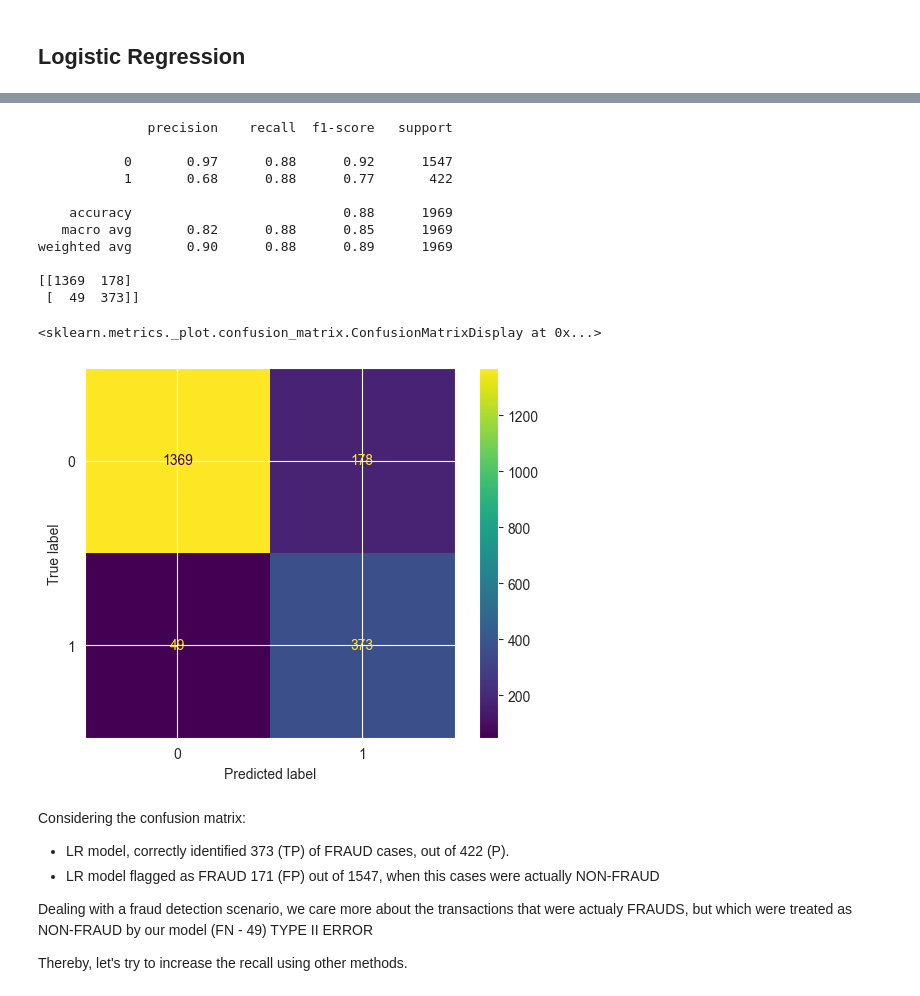
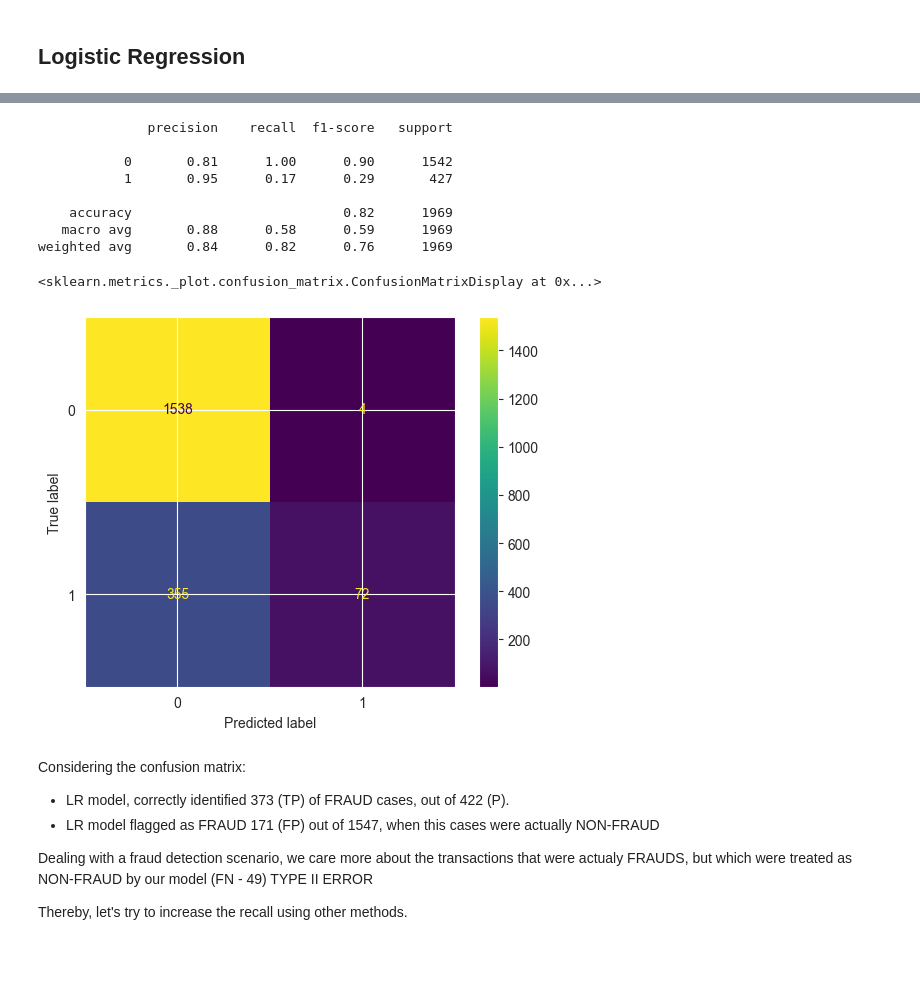
Before and after one commit to tkh-apu-master/capstone-project, a Jupyter notebook: model.ipynb, the cells around one changed output, grey strips where cells are left out. Saved outputs shown, nothing was run; the diff lists cells and outputs as text; code cells hidden in the pictures; blank space fills up the shorter version.

```diff
--- a/model.ipynb
+++ b/model.ipynb
@@ -612,0 +580,31 @@ preds = LR.predict(norm_test_f)
+# %%
+# Define the logistic regression model
+LR = LogisticRegression(random_state=42)
+
+# Define hyperparameters grid for tuning
+param_grid = {
+    'penalty': ['l1', 'l2'],  # Regularization penalty
+    'C': [0.001, 0.01, 0.1, 1, 10, 100],  # Regularization parameter
+    'solver': ['liblinear']  # Solver for optimization problem
+}
+
+# Perform grid search with cross-validation
+grid_search = GridSearchCV(estimator=LR, param_grid=param_grid, cv=5, scoring='accuracy')
+grid_search.fit(x_tr_resample, y_tr_resample)
+
+# Get the best model from grid search
+best_LR = grid_search.best_estimator_
+
+# Print the best parameters found
+print("Best Parameters:", grid_search.best_params_)
+
+# Fit the best model on the entire training data
+best_LR.fit(x_tr_resample, y_tr_resample)
+
+# Predict using the best model
+preds = best_LR.predict(norm_test_f)
+
+# Evaluate model performance using cross-validation
+cv_scores = cross_val_score(best_LR, x_tr_resample, y_tr_resample, cv=5)
+print("Cross-Validation Scores:", cv_scores)
+print("Mean Cross-Validation Score:", cv_scores.mean())
@@ -620,30 +622,30 @@ y_test.value_counts()
 Name: FLAG, dtype: int64
 # %%
+# Predict using the best model
+preds = best_LR.predict(X_test)
+
+# Print classification report
 print(classification_report(y_test, preds))
 
-# create the confusion matrix
+# Create the confusion matrix
 cm = confusion_matrix(y_test, preds)
-print(cm)
 
-# create the display object
-disp = ConfusionMatrixDisplay(confusion_matrix=cm, display_labels=LR.classes_)
+# Create the display object
+disp = ConfusionMatrixDisplay(confusion_matrix=cm, display_labels=best_LR.classes_)
 
-# plot the confusion matrix
+# Plot the confusion matrix
 disp.plot()
 # %% [output]
               precision    recall  f1-score   support
 
-           0       0.97      0.88      0.92      1547
-           1       0.68      0.88      0.77       422
+           0       0.81      1.00      0.90      1542
+           1       0.95      0.17      0.29       427
 
-    accuracy                           0.88      1969
-   macro avg       0.82      0.88      0.85      1969
-weighted avg       0.90      0.88      0.89      1969
-
-[[1369  178]
- [  49  373]]
+    accuracy                           0.82      1969
+   macro avg       0.88      0.58      0.59      1969
+weighted avg       0.84      0.82      0.76      1969
 <sklearn.metrics._plot.confusion_matrix.ConfusionMatrixDisplay at 0x...>
-[figure, old version]
+[figure, new version]
 # %% [markdown]
 Considering the confusion matrix:
  - LR model, correctly identified 373 (TP) of FRAUD cases, out of 422 (P).
```
Also changed, not shown: parts of 51 cells of this notebook, 2 other files.
